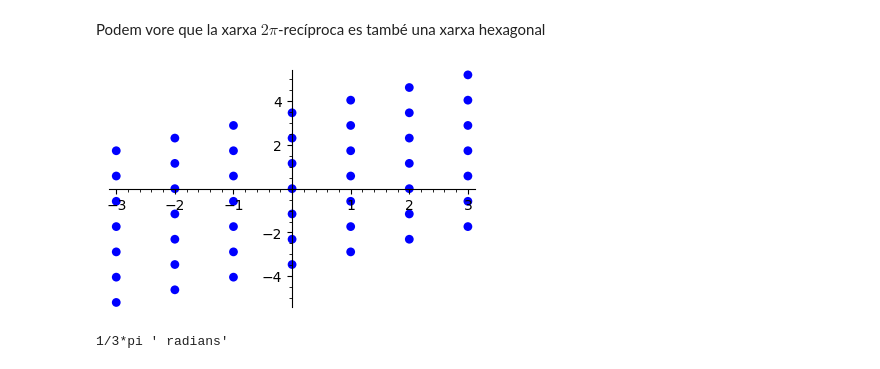
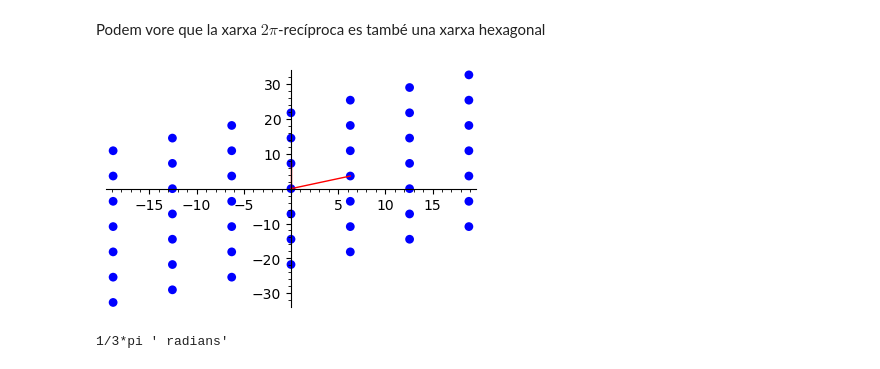
Before and after one commit to CasimirVictoria/TFG-Semiconductores_2D, a Jupyter notebook: _sources/formulacio_matriu_dinamica.ipynb, the cells around one changed output. Drawn from its saved outputs; the diff is of its cells as text; code cells hidden in the pictures.

```diff
--- a/_sources/formulacio_matriu_dinamica.ipynb
+++ b/_sources/formulacio_matriu_dinamica.ipynb
@@ -177,16 +186,18 @@ table(llista_atoms(2,2).to_html(index=False))
 Podem vore que la xarxa $2\pi$-recíproca es també una xarxa hexagonal
 # %%
 var('b', domain='positive')
-b_1=b*vector([1,1/sqrt(3)])
-b_2=b*vector([0,2/sqrt(3)])
+b_1=2*pi*b*vector([1,1/sqrt(3)])
+b_2=2*pi*b*vector([0,2/sqrt(3)])
 nucsR=points([l_1*b_1/b+l_2*b_2/b for l_1 in range(-3, 4) for l_2 in range(-3,4)],
              size=40, color="blue", frame=False)
 
-xarxaR=nucsR
-
-show(xarxaR, figsize=4)
+xarxaR=nucsR+\
+     line([(0,0),(b_1/b)],color="red")+\
+     line([(0,0),(b_2/b)],color="red")
+show(xarxaR ,figsize=4)
+save(xarxaR,figsize=14,filename="../Grafiques/XarxaR.svg")
 # %% [output]
-[figure, old version]
+[figure, new version]
 # %%
 angleR=arccos(b_1*b_2/(norm(b_1)*norm(b_2)))
 #glue("angle_cela", angle, display=False)
```
Also changed, not shown: parts of 9 cells of this notebook, 31 other files.
